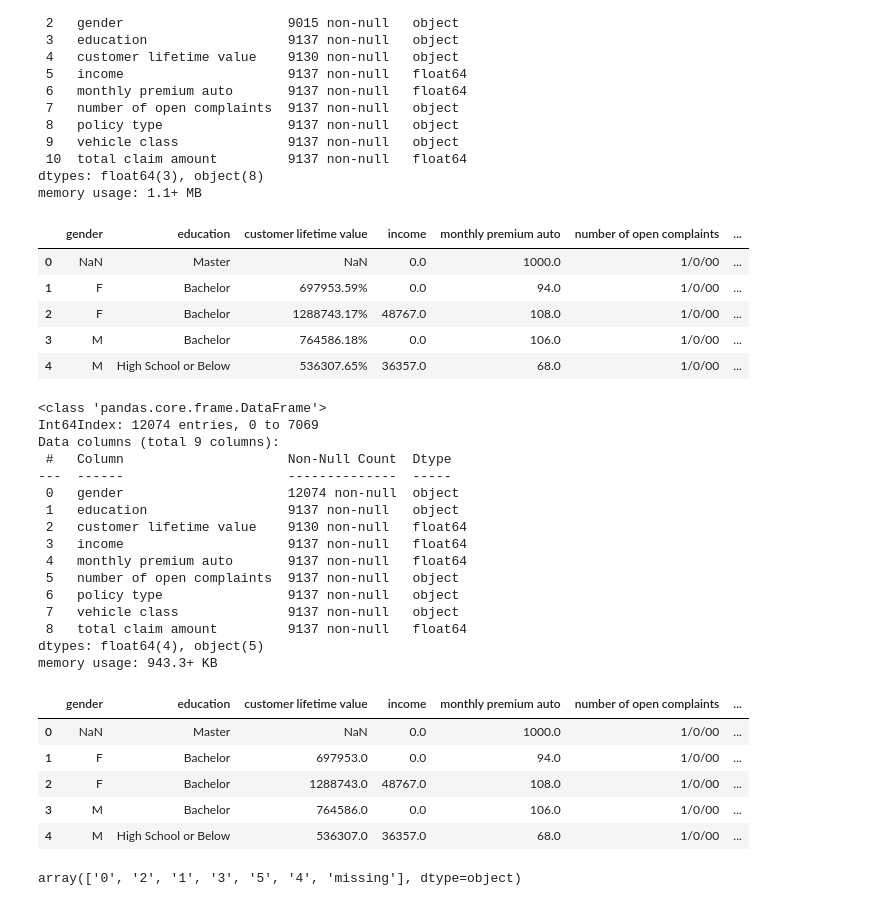
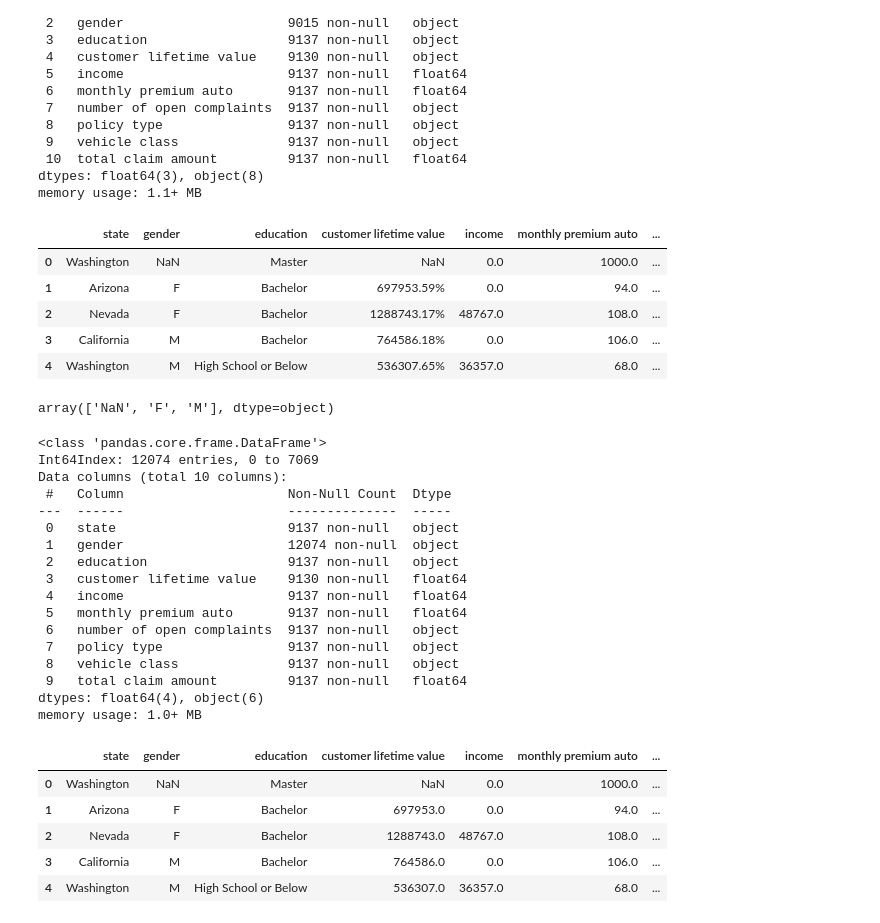
Before and after one commit to ajaykrishna2810/IronHack-Lab-Ajay, a Jupyter notebook: week2/Monday/auto_data_analyst_case_study.ipynb, the cells around one changed output. Saved outputs shown, nothing was run; the diff lists cells and outputs as text; code cells hidden in the pictures.

```diff
--- a/week2/Monday/auto_data_analyst_case_study.ipynb
+++ b/week2/Monday/auto_data_analyst_case_study.ipynb
@@ -81,19 +123,19 @@ memory usage: 1.1+ MB
 # %%
 # we have to reset the index
 auto_data_file.reset_index() # after that we have two indices
 
 
 # drop some columns which are not so important
 auto_data_file.drop(['customer'], axis=1, inplace = True)
-auto_data_file.drop(['state'], axis=1, inplace = True)
+#auto_data_file.drop(['state'], axis=1, inplace = True)
 auto_data_file.head()
 # %% [output]
-|  | gender | education | customer lifetime value | income | monthly premium auto | number of open complaints | ... |
-| 0 | NaN | Master | NaN | 0.0 | 1000.0 | 1/0/00 | ... |
-| 1 | F | Bachelor | 697953.59% | 0.0 | 94.0 | 1/0/00 | ... |
-| 2 | F | Bachelor | 1288743.17% | 48767.0 | 108.0 | 1/0/00 | ... |
-| 3 | M | Bachelor | 764586.18% | 0.0 | 106.0 | 1/0/00 | ... |
-| 4 | M | High School or Below | 536307.65% | 36357.0 | 68.0 | 1/0/00 | ... |
+|  | state | gender | education | customer lifetime value | income | monthly premium auto | ... |
+| 0 | Washington | NaN | Master | NaN | 0.0 | 1000.0 | ... |
+| 1 | Arizona | F | Bachelor | 697953.59% | 0.0 | 94.0 | ... |
+| 2 | Nevada | F | Bachelor | 1288743.17% | 48767.0 | 108.0 | ... |
+| 3 | California | M | Bachelor | 764586.18% | 0.0 | 106.0 | ... |
+| 4 | Washington | M | High School or Below | 536307.65% | 36357.0 | 68.0 | ... |
 # %%
 # Removing duplicates
 
@@ -109,6 +151,8 @@ def clean_gender(x):
 auto_data_file['gender'] = list(map(clean_gender, auto_data_file['gender']))
 # %%
 auto_data_file['gender'].unique()
+# %% [output]
+array(['NaN', 'F', 'M'], dtype=object)
 # %%
 # removing unwanted characters from some columns
 auto_data_file['customer lifetime value'] = auto_data_file['customer lifetime value'].astype('string') # changing column the entries in the column to string
@@ -125,51 +169,30 @@ auto_data_file.head()
 # %% [output]
 <class 'pandas.core.frame.DataFrame'>
 Int64Index: 12074 entries, 0 to 7069
-Data columns (total 9 columns):
+Data columns (total 10 columns):
  #   Column                     Non-Null Count  Dtype
 ---  ------                     --------------  -----
- 0   gender                     12074 non-null  object
- 1   education                  9137 non-null   object
- 2   customer lifetime value    9130 non-null   float64
- 3   income                     9137 non-null   float64
- 4   monthly premium auto       9137 non-null   float64
- 5   number of open complaints  9137 non-null   object
- 6   policy type                9137 non-null   object
- 7   vehicle class              9137 non-null   object
- 8   total claim amount         9137 non-null   float64
-dtypes: float64(4), object(5)
-memory usage: 943.3+ KB
+ 0   state                      9137 non-null   object
+ 1   gender                     12074 non-null  object
+ 2   education                  9137 non-null   object
+ 3   customer lifetime value    9130 non-null   float64
+ 4   income                     9137 non-null   float64
+ 5   monthly premium auto       9137 non-null   float64
+ 6   number of open complaints  9137 non-null   object
+ 7   policy type                9137 non-null   object
+ 8   vehicle class              9137 non-null   object
+ 9   total claim amount         9137 non-null   float64
+dtypes: float64(4), object(6)
+memory usage: 1.0+ MB
-|  | gender | education | customer lifetime value | income | monthly premium auto | number of open complaints | ... |
-| 0 | NaN | Master | NaN | 0.0 | 1000.0 | 1/0/00 | ... |
-| 1 | F | Bachelor | 697953.0 | 0.0 | 94.0 | 1/0/00 | ... |
-| 2 | F | Bachelor | 1288743.0 | 48767.0 | 108.0 | 1/0/00 | ... |
-| 3 | M | Bachelor | 764586.0 | 0.0 | 106.0 | 1/0/00 | ... |
-| 4 | M | High School or Below | 536307.0 | 36357.0 | 68.0 | 1/0/00 | ... |
+|  | state | gender | education | customer lifetime value | income | monthly premium auto | ... |
+| 0 | Washington | NaN | Master | NaN | 0.0 | 1000.0 | ... |
+| 1 | Arizona | F | Bachelor | 697953.0 | 0.0 | 94.0 | ... |
+| 2 | Nevada | F | Bachelor | 1288743.0 | 48767.0 | 108.0 | ... |
+| 3 | California | M | Bachelor | 764586.0 | 0.0 | 106.0 | ... |
+| 4 | Washington | M | High School or Below | 536307.0 | 36357.0 | 68.0 | ... |
 # %%
 # cleaning up the  'number of open complaints' column
 auto_data_file['number of open complaints'] = auto_data_file['number of open complaints'].astype('string') # changing column the entries in the column to string
 
 auto_data_file['number of open complaints'].fillna('missing', inplace=True)
 #auto_data_file['number of open complaints'].unique()
-# %%
-# cleaning up 'number of open complaints' column: continued
-
-auto_data_file['number of open complaints'] = auto_data_file['number of open complaints'].astype(str).str.replace('(.*)/0/(.*)','0', regex=True)
-auto_data_file['number of open complaints'] = auto_data_file['number of open complaints'].astype(str).str.replace('(.*)/2/(.*)','2', regex=True)
-auto_data_file['number of open complaints'] = auto_data_file['number of open complaints'].astype(str).str.replace('(.*)/1/(.*)','1', regex=True)
-auto_data_file['number of open complaints'] = auto_data_file['number of open complaints'].astype(str).str.replace('(.*)/3/(.*)','3', regex=True)
-auto_data_file['number of open complaints'] = auto_data_file['number of open complaints'].astype(str).str.replace('(.*)/5/(.*)','5', regex=True)
-auto_data_file['number of open complaints'] = auto_data_file['number of open complaints'].astype(str).str.replace('(.*)/4/(.*)','4', regex=True)
-
-
-#for a in auto_data_file['number of open complaints']:
- #   if a in [0,1,2,3,4,5]:
-  #      auto_data_file['number of open complaints'].astype(str).str.replace('(.*)/a/(.*)','a', regex=True)
-
-
-#auto_data_file['number of open complaints'] = auto_data_file['number of open complaints'].astype('float')
-
-auto_data_file['number of open complaints'].unique()
-#auto_data_file['number of open complaints'].info()
-# %% [output]
-array(['0', '2', '1', '3', '5', '4', 'missing'], dtype=object)
```
Also changed, not shown: parts of 8 cells of this notebook, 1 other file.
